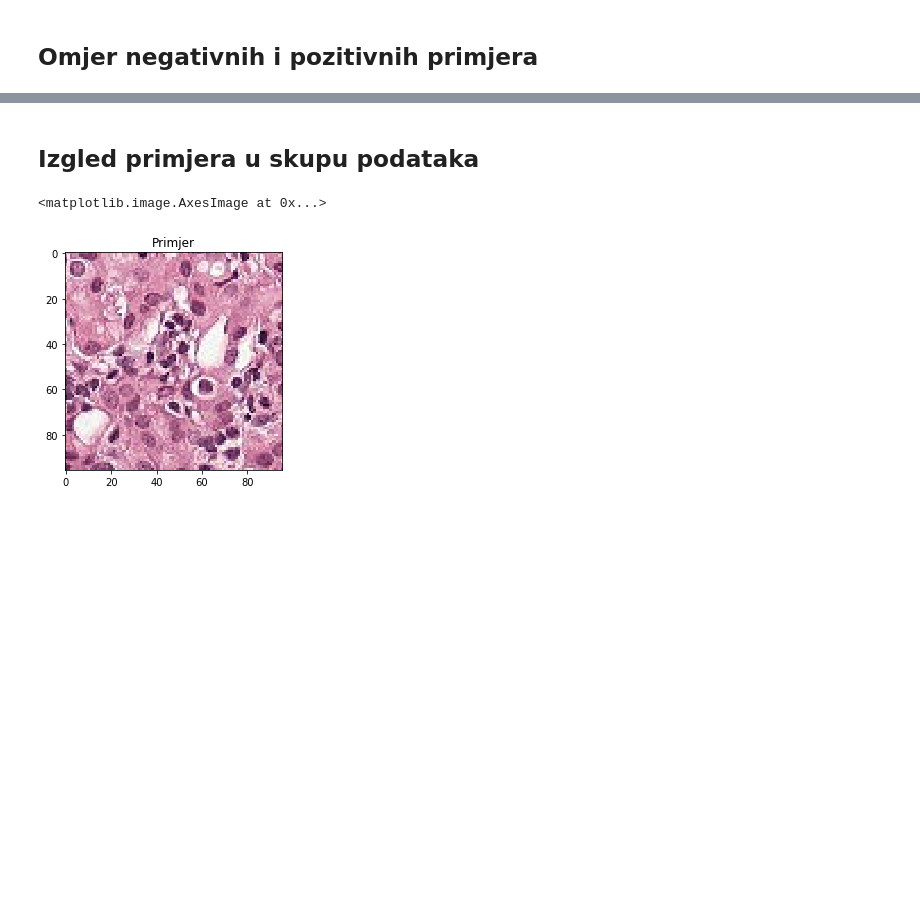
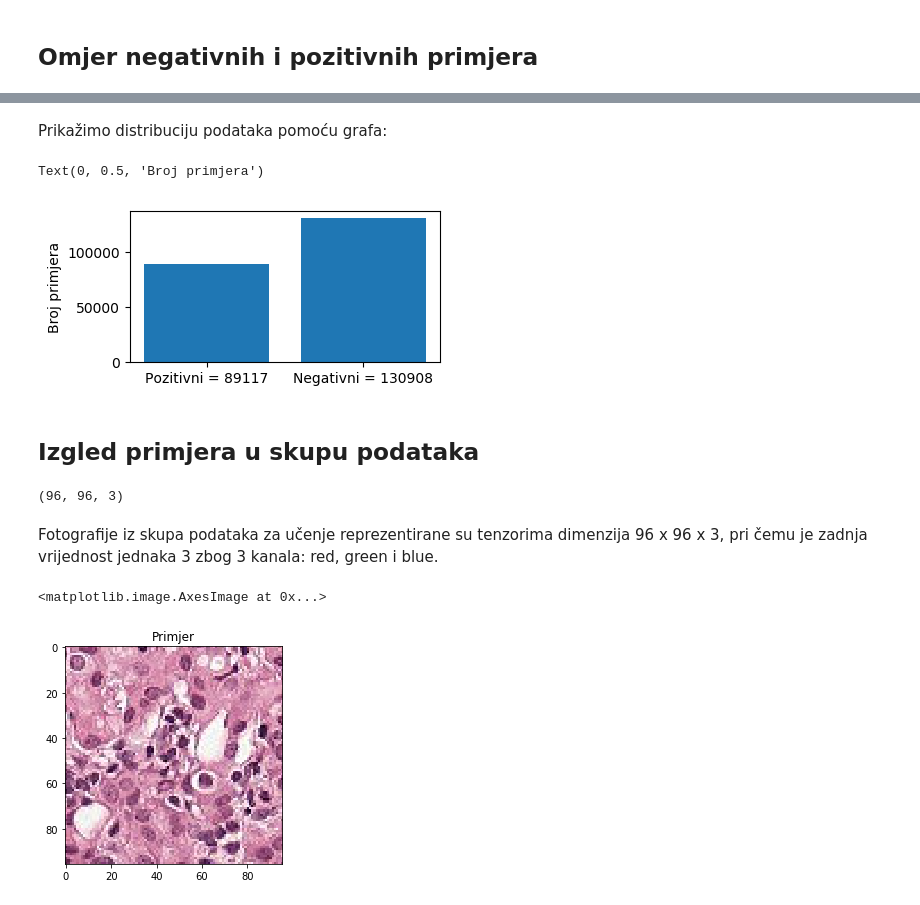
Before and after one commit to lojelen/Pande, a Jupyter notebook: Eksploratorna analiza.ipynb, the cells around one changed output, grey strips where cells are left out. Drawn from its saved outputs; the diff is of its cells as text; code cells hidden in the pictures; blank space fills up the shorter version.

```diff
--- a/Eksploratorna analiza.ipynb
+++ b/Eksploratorna analiza.ipynb
@@ -24,14 +29,13 @@ import numpy as np
 import pandas as pd
 import os
 import cv2
+%matplotlib inline
 import matplotlib.pyplot as plt
 import matplotlib.patches as patches
 import random
 from sklearn.utils import shuffle
 from tqdm import tqdm_notebook
 
-data = pd.read_csv('train_labels.csv')
-train_path = '../projekt/train/'
-test_path = '../projekt/test/'
-
-data['label'].value_counts()
+data = pd.read_csv('../train/train_labels.csv')
+train_path = '../train/'
+test_path = '../test/'
@@ -43,0 +59,3 @@ Name: label, dtype: int64
+# %%
+neg_train, pos_train = data['label'].value_counts()
+print(neg_train, pos_train)
@@ -64,3 +84,13 @@ Primjetimo da je negativnih primjera skoro 1.5 puta više od pozitivnih tj. prec
+# %% [markdown]
+Prikažimo distribuciju podataka pomoću grafa:
+# %%
+fig = plt.figure(figsize=(4, 2), dpi=100)
+plt.bar([1, 0], [neg_train, pos_train]) # Crtamo bar graf frekvencija pojedinih vrijednosti ciljne varijable
+plt.xticks([1, 0],["Negativni = {}".format(neg_train), "Pozitivni = {}".format(pos_train)])
+plt.ylabel("Broj primjera")
+# %% [output]
+Text(0, 0.5, 'Broj primjera')
+[figure, added]
 # %% [markdown]
 ## Izgled primjera u skupu podataka
 # %%
@@ -71,4 +101,10 @@ def readImage(path):
     rgb_img = cv2.merge([r,g,b])
     return rgb_img
+# %%
+readImage('../train/00001b2b5609af42ab0ab276dd4cd41c3e7745b5.tif').shape
+# %% [output]
+(96, 96, 3)
+# %% [markdown]
+Fotografije iz skupa podataka za učenje reprezentirane su tenzorima dimenzija 96 x 96 x 3, pri čemu je zadnja vrijednost jednaka 3 zbog 3 kanala: red, green i blue.
 # %%
 plt.title('Primjer')
```
Also changed, not shown: parts of 28 cells of this notebook.
